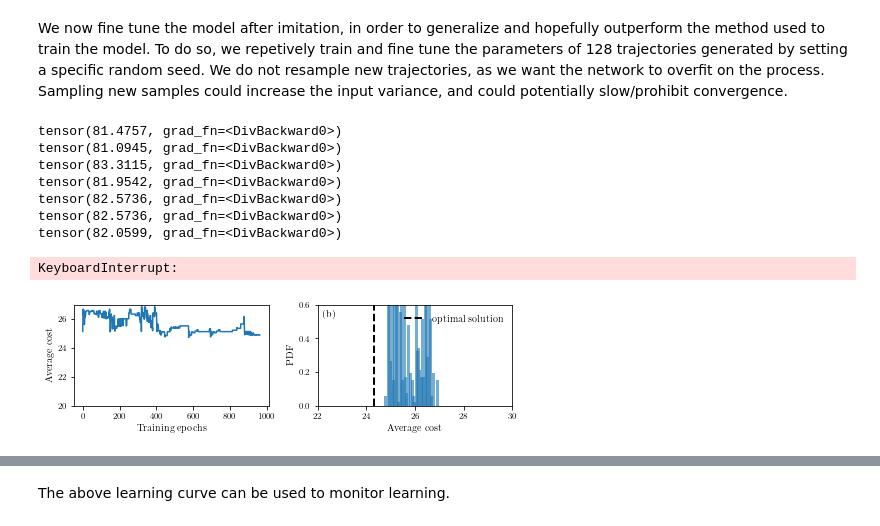
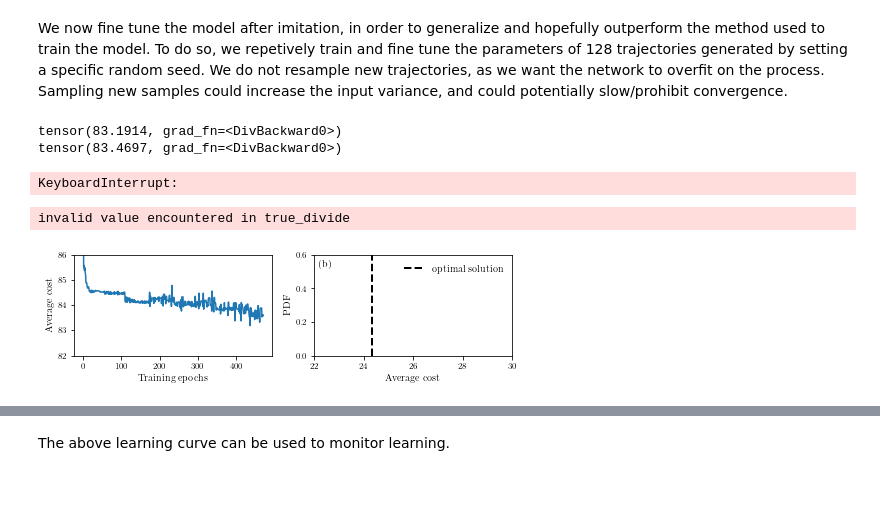
Before and after one commit to kushal-10/inventory-dynamics, a Jupyter notebook: notebooks/direct_learning_dual_nnc_fixed_cost.ipynb, the cells around one changed output, grey strips where cells are left out. Drawn from its saved outputs; the diff is of its cells as text; code cells hidden in the pictures; blank space fills up the shorter version.

```diff
--- a/notebooks/direct_learning_dual_nnc_fixed_cost.ipynb
+++ b/notebooks/direct_learning_dual_nnc_fixed_cost.ipynb
@@ -62,14 +59,14 @@ Here we initialize an NNC model and set  its hyperparameters for training.
 # %%
 ### One can experiment with different layer architectures and activations per layer
 nnc_hyperparameters = dict(
-    n_hidden_units = [64,32,16,8,4]
+    n_hidden_units = [128,64,32,16,8,4]
 )
 
 ### We use celu non-linearities for the input layer, hidden layers, and output layer
 nnc_hyperparameters['n_activations'] = [torch.nn.CELU(alpha=1)]*(2 + len(nnc_hyperparameters['n_hidden_units']))
 
 
-fcc = DualFullyConnectedRegressionControllerCompressed(lr=sourcing_parameters['lr'],
+fcc = DualFullyConnectedRegressionController(lr=sourcing_parameters['lr'],
                                          le=sourcing_parameters['le'],
                                          n_hidden_units= nnc_hyperparameters ['n_hidden_units'],
                                          activations=nnc_hyperparameters['n_activations']
@@ -82,7 +79,7 @@ $I_t = I_{t-1} + q^{\rm e}_{t-l_{\rm e}} + q^{\rm r}_{t-l_{\rm r}} - D_t$
 
 where $I_0, q^{\rm e}_{t},q^{\rm r}_{t}$ are NNC outputs.
 # %%
-dsd = DualSourcingModel(fcc, I_0=7, **sourcing_parameters) # Dual Sourcing Dynamics object
+dsd = DualSourcingModel(fcc, I_0=16, **sourcing_parameters) # Dual Sourcing Dynamics object
 # %% [markdown]
 We preserve the best performing model in training, assuming that the neural network generalizes well during training and that our training sample is large enough.
 # %%
@@ -99,7 +96,7 @@ To reduce the learning variance, we let the order optimizer operate on 7 out of
 # %%
 optimizer = torch.optim.RMSprop(#[dsd.I_0],
                                 list(fcc.parameters()),
-                                lr=1e-4
+                                lr=2e-4
                                )
 optimizer2 = torch.optim.RMSprop([dsd.I_0],
                                 #list(fcc.parameters()),
@@ -110,8 +107,8 @@ We now fine tune the model after imitation, in order to generalize and hopefully
 To do so, we repetively train and fine tune the parameters of 128 trajectories generated by setting a specific random seed. We do not resample new trajectories, as we want the network to overfit on the process. Sampling new samples could increase the input variance, and could potentially slow/prohibit convergence.
 # %%
 fine_tuning_iterations = 5000
-minibatch_size = 2000
-random_seed = 2
+minibatch_size = 4000
+random_seed = 10
 
 t0 = time.time()
 for it in range(fine_tuning_iterations):
@@ -141,13 +138,8 @@ t1 = time.time()
 total = t1-t0
 print(total)
 # %% [output]
-tensor(81.4757, grad_fn=<DivBackward0>)
-tensor(81.0945, grad_fn=<DivBackward0>)
-tensor(83.3115, grad_fn=<DivBackward0>)
-tensor(81.9542, grad_fn=<DivBackward0>)
-tensor(82.5736, grad_fn=<DivBackward0>)
-tensor(82.5736, grad_fn=<DivBackward0>)
-tensor(82.0599, grad_fn=<DivBackward0>)
+tensor(83.1914, grad_fn=<DivBackward0>)
+tensor(83.4697, grad_fn=<DivBackward0>)
 KeyboardInterrupt:
 # %%
 from matplotlib.ticker import NullFormatter
@@ -161,35 +153,36 @@ fig_width = fig_width_pt * inches_per_pt  # width in inches
 fig_height = fig_width*ratio  # height in inches
 fig_size = [fig_width, 0.5*fig_height]
 rcParams.update({'figure.figsize': fig_size})
 
 costs = np.array(all_training_costs)
 #np.savetxt("cost_direct_learning.dat",costs)
 
 fig, ax = plt.subplots(ncols=2)
 #ax[0].text(0.02*3000,0.88*(23.5-23)+23,r"(a)")
 ax[0].plot(costs,alpha=1)
 #ax[0].hlines(16.88,0,3000,linewidths=2,colors="k",linestyles="--")
 #ax[0].set_xlim(0,3000)
-ax[0].set_ylim(20,27)
+ax[0].set_ylim(82,86)
 ax[0].yaxis.set_minor_formatter(NullFormatter())
 ax[0].set_xlabel(r'Training epochs')
 ax[0].set_ylabel(r'Average cost')
 
 ax[1].text(0.02*(30-22)+22,0.88*0.6,r"(b)")
 ax[1].hist(costs[costs <= 30],bins=40,density=True,width=0.12,alpha=0.6)
 ax[1].vlines(24.33,0,1,linewidths=2,colors="k",linestyles="--",label="optimal solution")
 ax[1].set_yticks([0,0.2,0.4,0.6])
 ax[1].set_xlabel(r'Average cost')
 ax[1].set_ylabel(r'PDF')
 ax[1].set_xlim(22,30)
 ax[1].set_ylim(0,0.6)
 ax[1].legend(loc=1,frameon=False)
 plt.tight_layout()
 plt.margins(0,0)
 plt.savefig("training_dual_index.png", dpi = 300, bbox_inches = 'tight', pad_inches = 0.05)
 plt.show()
 # %% [output]
+invalid value encountered in true_divide
-[figure, old version]
+[figure, new version]
 # %%
 min(costs)
 # %% [output]
```
Also changed, not shown: parts of 9 cells of this notebook, 8 other files.
